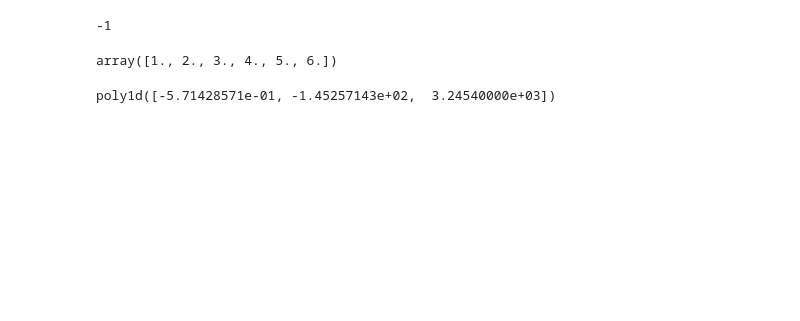
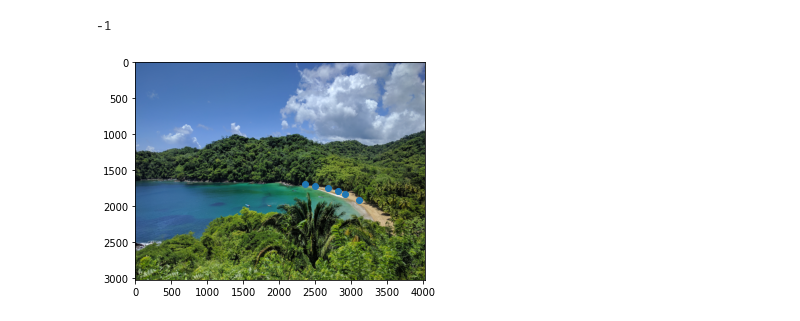
Before and after one commit to longeo/ImageWarpingPDEs, a Jupyter notebook: image_warper_opencv.ipynb, the cells around one changed output. Drawn from its saved outputs; the diff is of its cells as text; code cells hidden in the pictures; blank space fills up the shorter version.

```diff
--- a/image_warper_opencv.ipynb
+++ b/image_warper_opencv.ipynb
@@ -30,15 +30,10 @@ sl_x = [s1p1[0], s1p2[0], s1p3[0], s1p4[0], s1p5[0], s1p6[0]];
 sl_y = [s1p1[1], s1p2[1], s1p3[1], s1p4[1], s1p5[1], s1p6[1]];
 
 sl = np.column_stack((s1_x, s1_y));
-# %%
-x = np.linspace(1, 6, 6)
-x
-# %% [output]
-array([1., 2., 3., 4., 5., 6.])
-# %%
-# Fit line to x coordinates
-x = [1, 2, 3, 4, 5, 6]
-coefficients = np.polyfit(x, sl_x, 2);
-p = np.poly1d(coefficients);
-# %% [output]
-poly1d([-5.71428571e-01, -1.45257143e+02,  3.24540000e+03])
+# %%
+# Plot Spleen on image
+plt.plot(s1_x, sl_y, 'o')
+plt.imshow(cv2.cvtColor(img, cv2.COLOR_BGR2RGB))
+plt.show()
+# %% [output]
+[figure, added]
```
Also changed, not shown: parts of 5 cells of this notebook.
